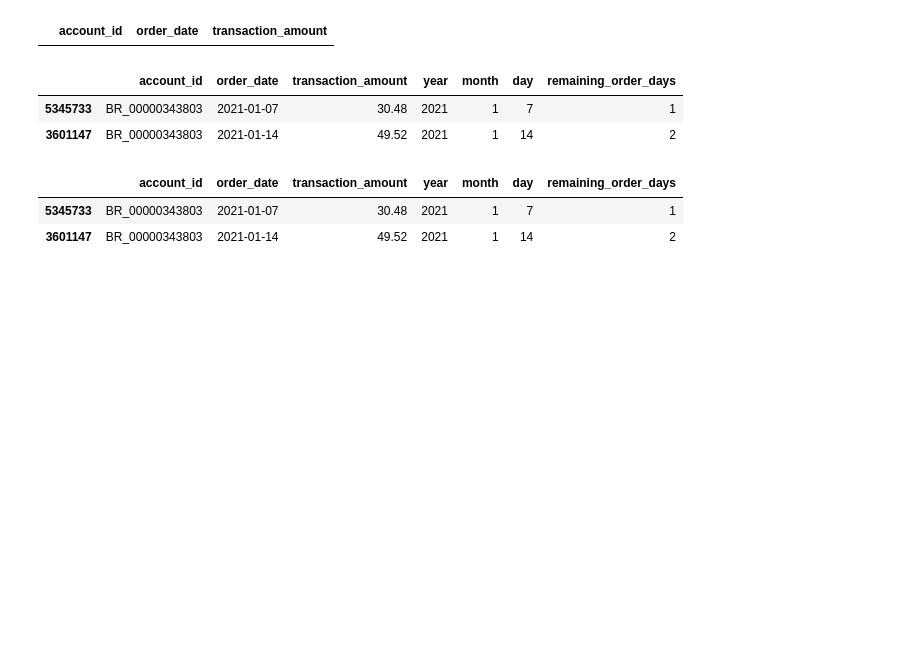
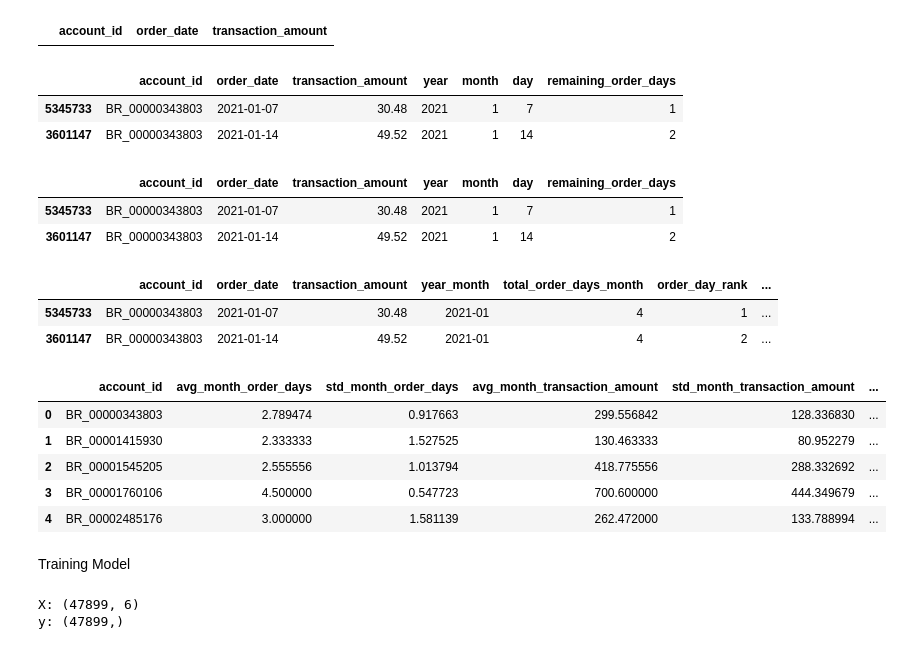
Before and after one commit to LuyzaDomingos/abinbev-bees-challenge, a Jupyter notebook: abinbev_bees_challenge.ipynb, the cells around one changed output. Saved outputs shown, nothing was run; the diff lists cells and outputs as text; code cells hidden in the pictures; blank space fills up the shorter version.

```diff
--- a/abinbev_bees_challenge.ipynb
+++ b/abinbev_bees_challenge.ipynb
@@ -358,14 +363,74 @@ historical_orders.head(2)
 | 5345733 | BR_00000343803 | 2021-01-07 | 30.48 | 2021 | 1 | 7 | 1 |
 | 3601147 | BR_00000343803 | 2021-01-14 | 49.52 | 2021 | 1 | 14 | 2 |
 # %%
-historical_orders = historical_orders.sort_values(by=['account_id', 'order_date','year','month','day'], ascending=[True, True, True, True, True])
-historical_orders['remaining_order_days'] = historical_orders.groupby([
-    historical_orders['account_id'],
-    historical_orders['order_date'].dt.year,
-    historical_orders['order_date'].dt.month
-]).cumcount() + 1
-historical_orders.head(2)
+# historical_orders = historical_orders.sort_values(by=['account_id', 'order_date','year','month','day'], ascending=[True, True, True, True, True])
+# historical_orders['remaining_order_days'] = historical_orders.groupby([
+#     historical_orders['account_id'],
+#     historical_orders['order_date'].dt.year,
+#     historical_orders['order_date'].dt.month
+# ]).cumcount() + 1
+# historical_orders.head(2)
 # %% [output]
 |  | account_id | order_date | transaction_amount | year | month | day | remaining_order_days |
 | 5345733 | BR_00000343803 | 2021-01-07 | 30.48 | 2021 | 1 | 7 | 1 |
 | 3601147 | BR_00000343803 | 2021-01-14 | 49.52 | 2021 | 1 | 14 | 2 |
+# %%
+historical_orders['year_month'] = historical_orders['order_date'].dt.to_period('M')
+month_total_days = historical_orders.groupby(['account_id', 'year_month'])['order_date'].transform('nunique')
+historical_orders['total_order_days_month'] = month_total_days
+historical_orders = historical_orders.sort_values(by=['account_id', 'order_date'], ascending=[True, True])
+historical_orders['order_day_rank'] = historical_orders.groupby([
+    historical_orders['account_id'],
+    historical_orders['year_month']
+]).cumcount() + 1
+historical_orders['remaining_order_days'] = historical_orders['total_order_days_month'] - historical_orders['order_day_rank']
+historical_orders.head(2)
+# %% [output]
+|  | account_id | order_date | transaction_amount | year_month | total_order_days_month | order_day_rank | ... |
+| 5345733 | BR_00000343803 | 2021-01-07 | 30.48 | 2021-01 | 4 | 1 | ... |
+| 3601147 | BR_00000343803 | 2021-01-14 | 49.52 | 2021-01 | 4 | 2 | ... |
+# %%
+user_month_summary = historical_orders.groupby(['account_id', 'year_month']).agg(
+    month_order_days=('order_date', 'nunique'),
+    month_transactions=('transaction_amount', 'sum')
+).reset_index()
+user_features = user_month_summary.groupby('account_id').agg(
+    avg_month_order_days=('month_order_days', 'mean'),
+    std_month_order_days=('month_order_days', 'std'),
+    avg_month_transaction_amount=('month_transactions', 'mean'),
+    std_month_transaction_amount=('month_transactions', 'std'),
+
+    total_active_months=('year_month', 'nunique')
+).reset_index()
+user_features.fillna(0, inplace=True)
+august_total_sales = pd.read_parquet('data_files_challenge/august_total_sales.parquet')
+user_features = pd.merge(user_features, august_total_sales, on='account_id', how='left')
+user_features.fillna(0, inplace=True)
+user_features.head()
+# %% [output]
+|  | account_id | avg_month_order_days | std_month_order_days | avg_month_transaction_amount | std_month_transaction_amount | ... |
+| 0 | BR_00000343803 | 2.789474 | 0.917663 | 299.556842 | 128.336830 | ... |
+| 1 | BR_00001415930 | 2.333333 | 1.527525 | 130.463333 | 80.952279 | ... |
+| 2 | BR_00001545205 | 2.555556 | 1.013794 | 418.775556 | 288.332692 | ... |
+| 3 | BR_00001760106 | 4.500000 | 0.547723 | 700.600000 | 444.349679 | ... |
+| 4 | BR_00002485176 | 3.000000 | 1.581139 | 262.472000 | 133.788994 | ... |
+# %% [markdown]
+Training Model
+# %%
+# Prepara o alvo (y). Usaremos a média de dias de pedido mensais como alvo.
+# Outra abordagem seria treinar em cada instância mensal, mas a média é um bom começo.
+target_df = user_month_summary.groupby('account_id')['month_order_days'].mean().reset_index()
+target_df.rename(columns={'month_order_days': 'avg_target_order_days'}, inplace=True)
+
+# Junta as features com o alvo
+training_data = pd.merge(user_features, target_df, on='account_id')
+
+# Define X e y
+X = training_data.drop(columns=['account_id', 'avg_target_order_days'])
+y = training_data['avg_target_order_days']
+
+print("X:", X.shape)
+print("y:", y.shape)
+# %% [output]
+X: (47899, 6)
+y: (47899,)
```
Also changed, not shown: parts of 4 cells of this notebook, 1 other file.
